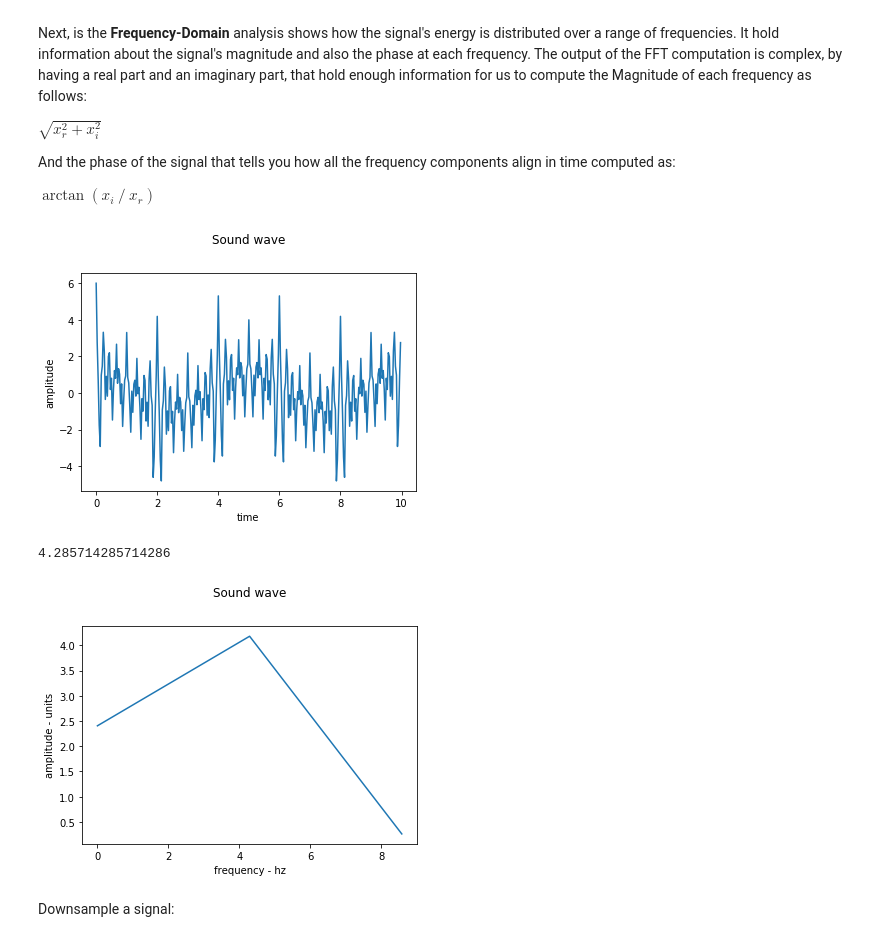
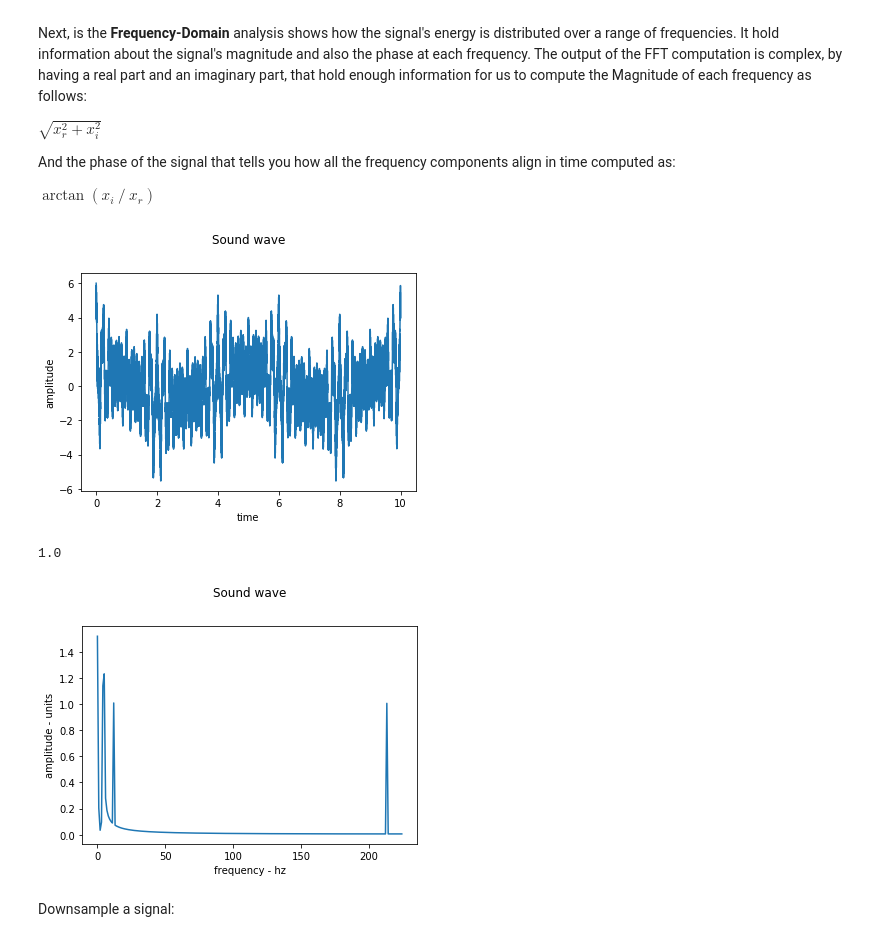
Before and after one commit to DomainFlag/DataScienceNotes, a Jupyter notebook: Audio Signal.ipynb, the cells around one changed output. Cells and saved outputs as stored; diff of their text form; code cells hidden in the pictures.

```diff
--- a/Audio Signal.ipynb
+++ b/Audio Signal.ipynb
@@ -131,7 +131,7 @@ $ \arctan(x_i\ /\ x_r) $
 import numpy as np
 
 # sample rate that we will operate on
-sampling_rate = 30
+sampling_rate = 450
 
 # working on corresponding frequencies
 fqs = [0.2, 4, 4.5, 5, 12, 213]
@@ -154,43 +154,43 @@ fft_size = len(t)
 
 # size of the window - number of samples taken
 # increasing the window - higher frequency resolution but will lower the accuracy at observing fast changing notes
-window = int(sampling_rate / 4)
+window = int(sampling_rate)
 
 # half of output result is unnecessary
 S = int(window / 2)
 
 # sample space in time domain, distance between current sample and the following one
 sample_space = 1 / sampling_rate
 
 # frequencies bins creation
 bins = np.fft.fftfreq(window, sample_space)[:S]
 
 # window affects the freq resolution, each nth bin - freq [n * bin_sample, (n + 1) * bin_sample]
 bin_sample = sampling_rate / window
 print(bin_sample)
 
 # dft result with [:S] is equal to [S:]
 fft_output = np.fft.fft(wave[:window])[:S]
 
 # amplitude extractor from the dft data by taking the magnitude of a complex number
 magnitude_extractor = lambda x : np.sqrt(np.real(x) ** 2 + np.imag(x) ** 2) / S
 
 # magnitude extraction of the signal
 fft_data = magnitude_extractor(fft_output)
 
 # range of the output frequencies detected by the FFT is half of the sample rate - 15 hz
 # note that increasing the sampling_rate we will able to detect higher frequencies like 200 with sampling_rate > 400
 # here is a trade-off between accuracy and performance, higher sampling_rate gives
 # better analysis while requiring heavy computation operations
 plt.title("Sound wave", pad = 30)
 plt.xlabel("frequency - hz")
 plt.ylabel("amplitude - units")
 plt.plot(bins, fft_data)
 plt.show()
 # %% [output]
-[figure, old version]
+[figure, new version]
-4.285714285714286
+1.0
-[figure, old version]
+[figure, new version]
 # %% [markdown]
 Downsample a signal:
 # %%
```
Also changed, not shown: parts of 5 cells of this notebook, 8 other files.
